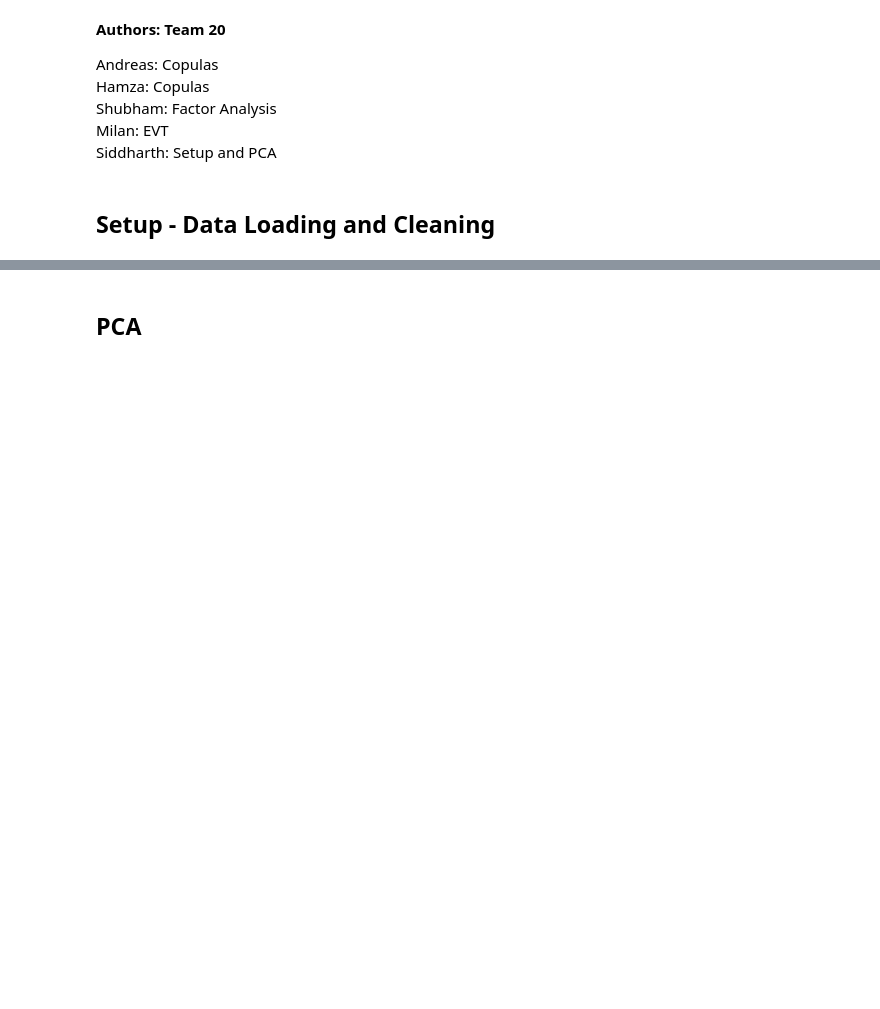
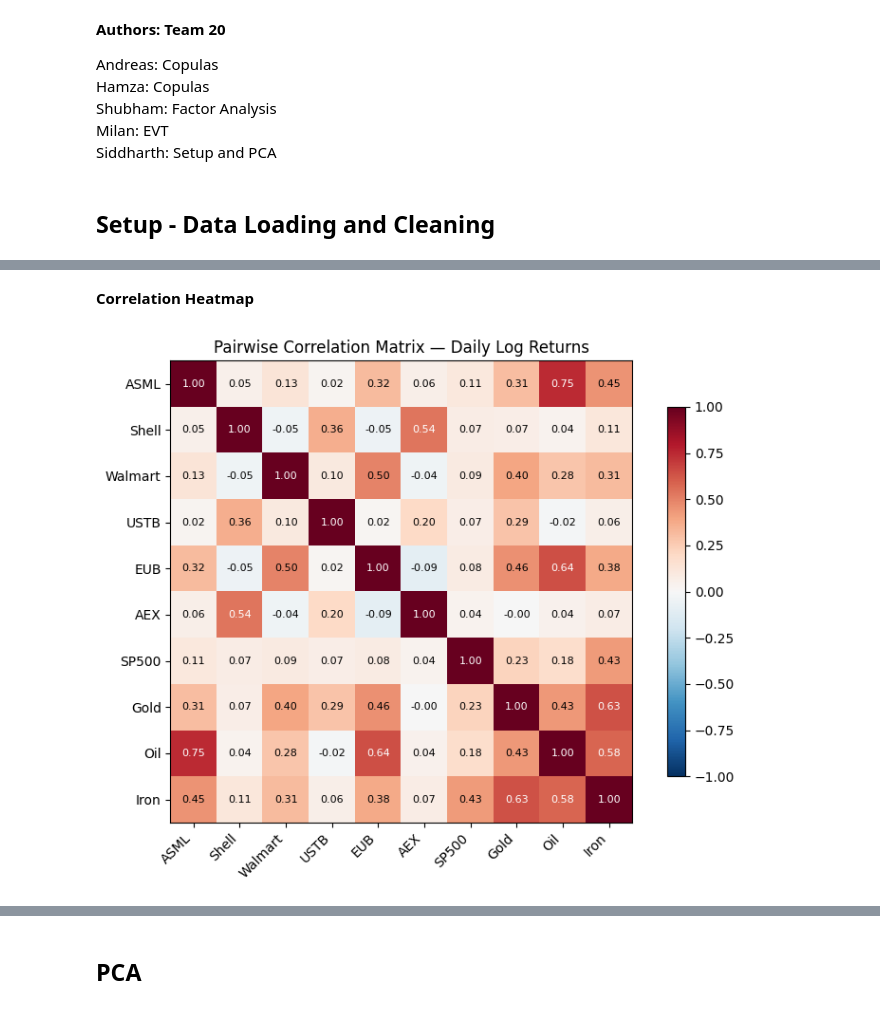
Before and after one commit to siddharthyashkukreja-cloud/QFRM_Assignments, a Jupyter notebook: Assignment_3/analysis.ipynb, the cells around one changed output, grey strips where cells are left out. Saved outputs shown, nothing was run; the diff lists cells and outputs as text; code cells hidden in the pictures; blank space fills up the shorter version.

```diff
--- a/Assignment_3/analysis.ipynb
+++ b/Assignment_3/analysis.ipynb
@@ -99,0 +100,21 @@ Shape: (2476, 10))
+# %% [markdown]
+__Correlation Heatmap__
+# %%
+
+corr = returns.corr()
+
+fig, ax = plt.subplots(figsize=(8, 6))
+im = ax.imshow(corr.values, cmap="RdBu_r", vmin=-1, vmax=1)
+ax.set(xticks=range(len(corr)), xticklabels=corr.columns,
+       yticks=range(len(corr)), yticklabels=corr.columns,
+       title="Pairwise Correlation Matrix — Daily Log Returns")
+for i in range(len(corr)):
+    for j in range(len(corr)):
+        ax.text(j, i, f"{corr.iloc[i,j]:.2f}", ha="center", va="center",
+                fontsize=8, color="white" if abs(corr.iloc[i,j]) > 0.5 else "black")
+plt.colorbar(im, ax=ax, shrink=0.8)
+plt.xticks(rotation=45, ha="right")
+plt.tight_layout()
+plt.show()
+# %% [output]
+[figure, added]
```
Also changed, not shown: parts of 10 cells of this notebook.
